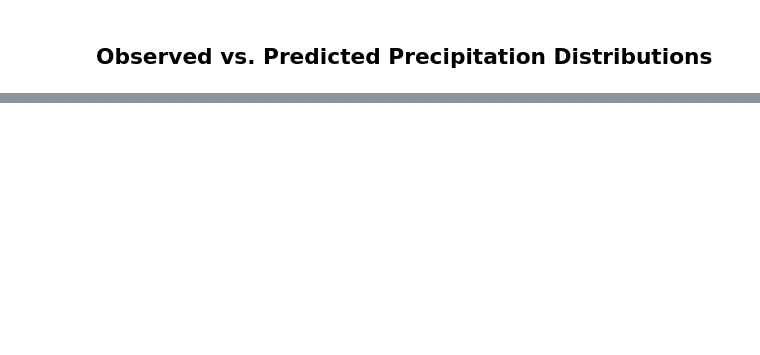
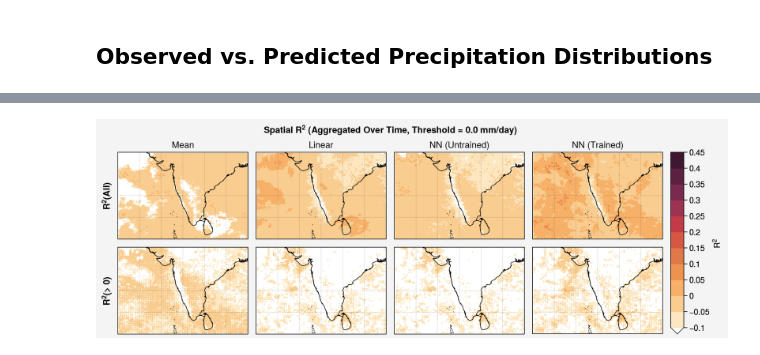
Before and after one commit to savannahferretti/monsoon-sr, a Jupyter notebook: notebooks/debug.ipynb, the cells around one changed output, grey strips where cells are left out. Saved outputs shown, nothing was run; the diff lists cells and outputs as text; code cells hidden in the pictures; blank space fills up the shorter version.

```diff
--- a/notebooks/debug.ipynb
+++ b/notebooks/debug.ipynb
@@ -341,0 +208,26 @@ Sample gridpoint correlations (mm/day):
+# %%
+paneldata = []
+for runname,result in results.items():
+    description = result['description']
+    ytrue = result['ytrue']
+    ypred = result['ypred']
+    mask  = np.isfinite(ytrue)&np.isfinite(ypred)
+    r2all = get_r2_spatial(ytrue.where(mask),ypred.where(mask),PRTHRESH,positive=False)
+    r2pos = get_r2_spatial(ytrue.where(mask),ypred.where(mask),PRTHRESH,positive=True)
+    paneldata.append((description,r2all,r2pos))
+# %%
+fig,axs = pplt.subplots(nrows=2,ncols=len(paneldata),refwidth=2,proj='cyl',share=False)
+axs.format(suptitle=f'Spatial R$^2$ (Aggregated Over Time, Threshold = {PRTHRESH} mm/day)',rowlabels=['R$^2$(All)','R$^2$(> 0)'],
+           coast=True,latlim=(5.,25.),latlines=[5,10,15],lonlim=(60.,90.),lonlines=5)
+
+im = None
+for col,(description,r2all,r2pos) in enumerate(paneldata):
+    for row,da in enumerate([r2all,r2pos]):
+        ax = axs[row,col]
+        im = ax.pcolormesh(da.lon,da.lat,da,cmap='Fire',vmin=-0.1,vmax=0.5,levels=14,extend='min')
+        if row==0:
+            ax.format(title=description)
+fig.colorbar(im,loc='r',label='R$^2$')
+pplt.show()
+# %% [output]
+[figure, added]
```
Also changed, not shown: parts of 9 cells of this notebook, 50 other files.
